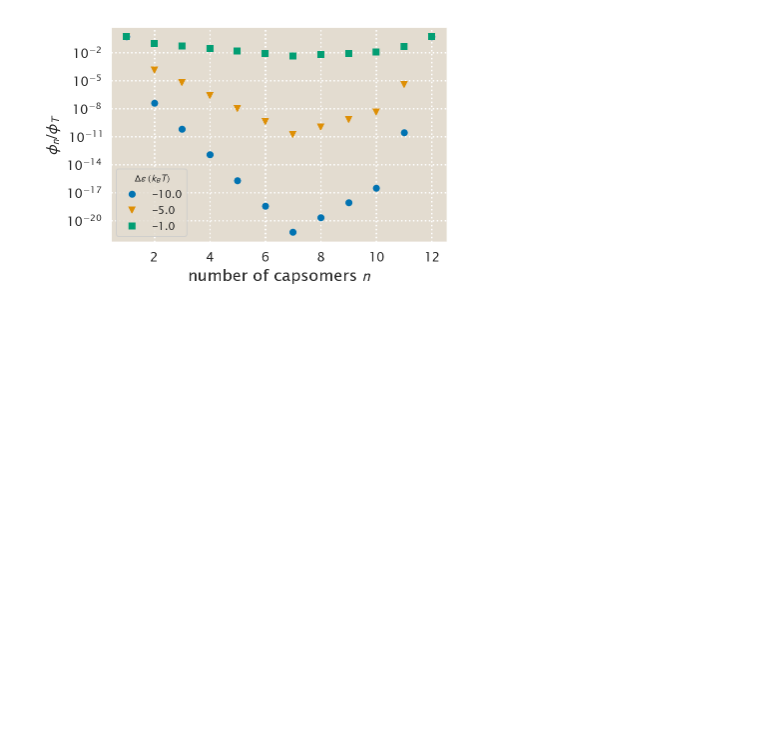
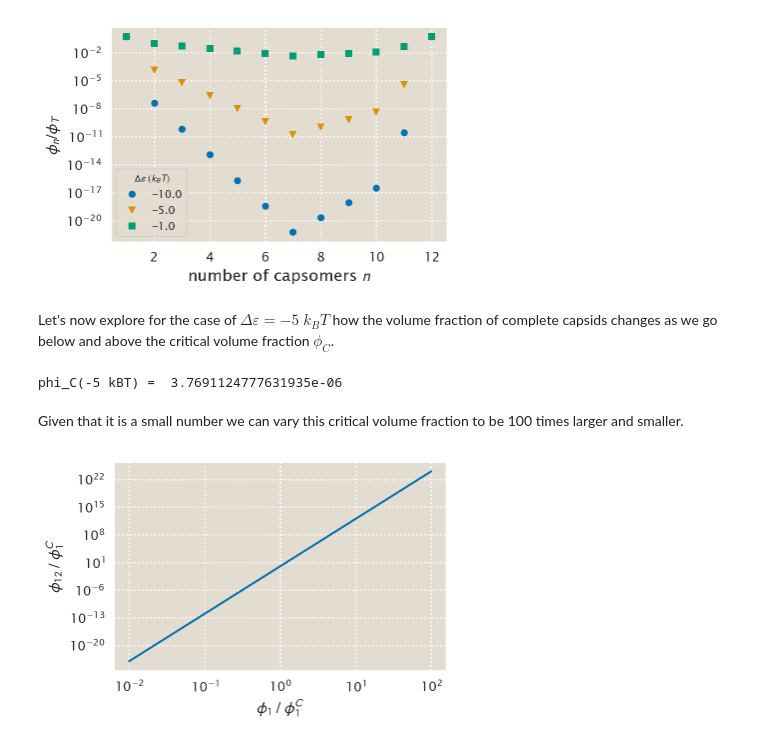
Before and after one commit to mrazomej/pboc, a Jupyter notebook: src/chapter_09.ipynb, the cells around one changed output. Cells and saved outputs as stored; diff of their text form; code cells hidden in the pictures; blank space fills up the shorter version.

Commit message:
finishing problem 9.5

```diff
--- a/src/chapter_09.ipynb
+++ b/src/chapter_09.ipynb
@@ -193,2 +193,33 @@ plt.savefig(figdir + 'problem_09_05_c.png', bbox_inches='tight')
 # %% [output]
 [figure]
+# %% [markdown]
+Let's now explore for the case of $\Delta\varepsilon = -5 \; k_BT$ how the volume fraction of complete capsids changes as we go below and above the critical volume fraction $\phi_C$.
+# %%
+# Compute the critical volume fraction for -5 kBT
+phi_c = 2 * np.exp(epsilon_n(-5, 12) / 11)
+
+# Print critical volume fraction
+print('phi_C(-5 kBT) = ', phi_c)
+# %% [output]
+phi_C(-5 kBT) =  3.7691124777631935e-06
+# %% [markdown]
+Given that it is a small number we can vary this critical volume fraction to be 100 times larger and smaller.
+# %%
+# Define range of fractions to be used for phi_1
+phi_1_array = np.logspace(-2, 2, 100) * phi_c / 2
+
+# Compute the volume fraction of the complete capsids
+phi_n_array = phi_n(-5, 12, phi_1_array)
+
+# Plot result
+plt.loglog(phi_1_array / (phi_c / 2), phi_n_array / (phi_c / 2))
+
+# Label axis
+plt.xlabel(r'$\phi_1 \; / \; \phi_1^C$')
+plt.ylabel(r'$\phi_{12} \; / \; \phi_1^C $')
+
+# Save figure
+plt.tight_layout()
+plt.savefig(figdir + 'problem_09_05_02.png', bbox_inches='tight')
+# %% [output]
+[figure, added]
```
Also changed, not shown: parts of 1 cell of this notebook.
